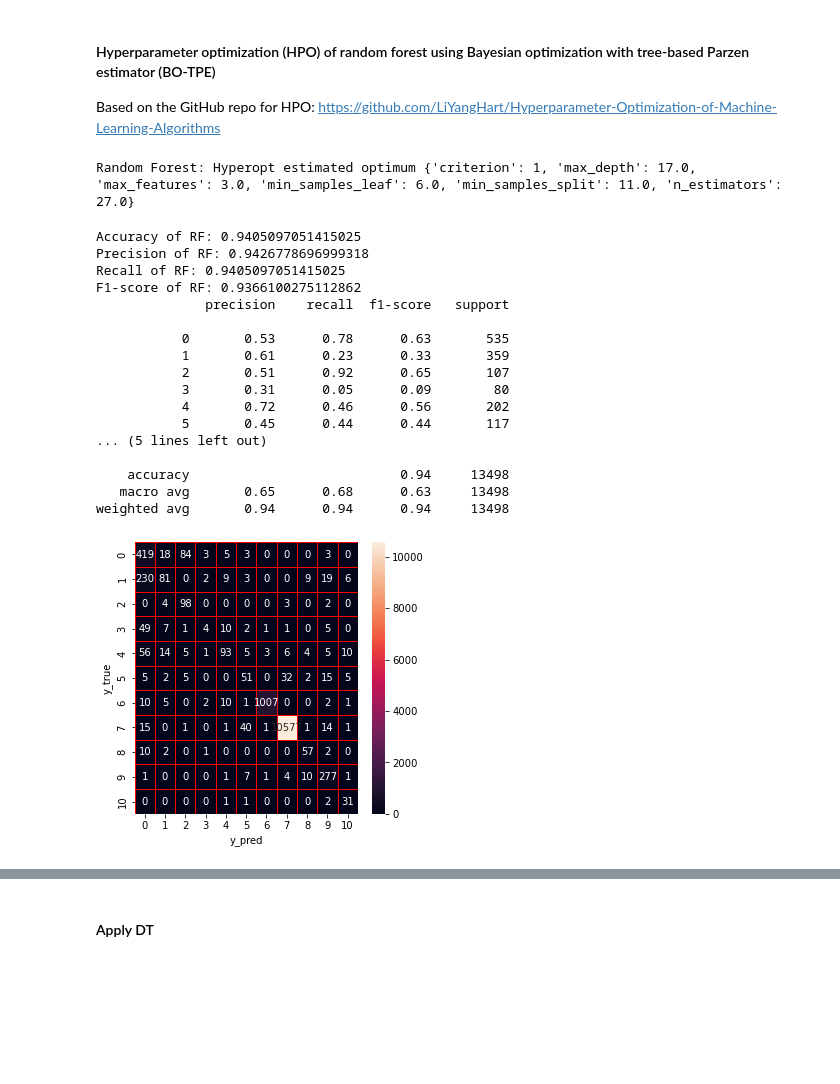
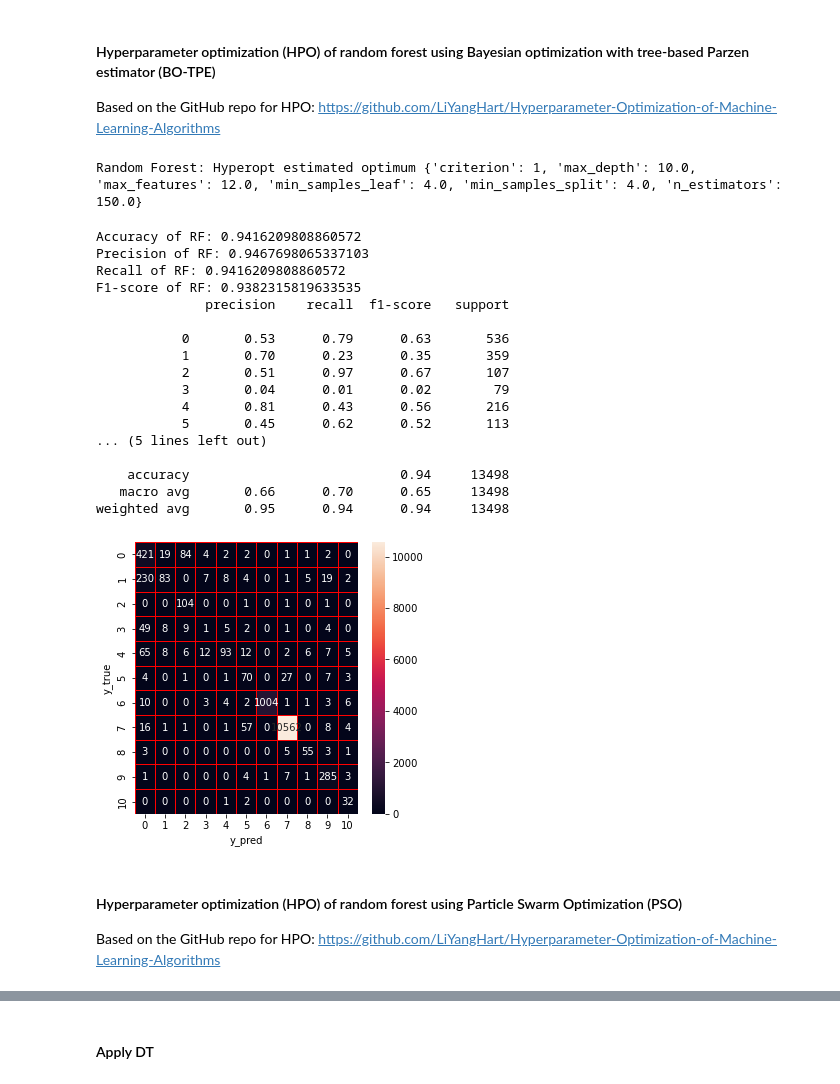
Before and after one commit to LaBaicai02/IDS_project, a Jupyter notebook: MTH-IDS_Adoptation_UNSW-NB15/MTH_IDS_Adoption_UNSW-NB15.ipynb, the cells around one changed output, grey strips where cells are left out. Cells and saved outputs as stored; diff of their text form; code cells hidden in the pictures; blank space fills up the shorter version.

Commit message:
Add HPO method PSO and GA to UNSW-NB15
Random Forest Only

```diff
--- a/MTH-IDS_Adoptation_UNSW-NB15/MTH_IDS_Adoption_UNSW-NB15.ipynb
+++ b/MTH-IDS_Adoptation_UNSW-NB15/MTH_IDS_Adoption_UNSW-NB15.ipynb
@@ -411,5 +411,5 @@ XGBoost: Hyperopt estimated optimum {'learning_rate': 0.3962435761205574, 'max_d
 # %%
-xg = xgb.XGBClassifier(learning_rate= 0.3962435761205574, n_estimators = 15, max_depth = 7)
+xg = xgb.XGBClassifier(learning_rate= 0.5666230041432548, n_estimators = 10, max_depth = 19)
 xg.fit(X_train,y_train)
 xg_score=xg.score(X_test,y_test)
 y_predict=xg.predict(X_test)
@@ -525,44 +525,47 @@ best = fmin(fn=objective,
             max_evals=20)
 print("Random Forest: Hyperopt estimated optimum {}".format(best))
 # %% [output]
-Random Forest: Hyperopt estimated optimum {'criterion': 1, 'max_depth': 17.0, 'max_features': 3.0, 'min_samples_leaf': 6.0, 'min_samples_split': 11.0, 'n_estimators': 27.0}
+Random Forest: Hyperopt estimated optimum {'criterion': 1, 'max_depth': 10.0, 'max_features': 12.0, 'min_samples_leaf': 4.0, 'min_samples_split': 4.0, 'n_estimators': 150.0}
 # %%
-rf_hpo = RandomForestClassifier(n_estimators = 27, min_samples_leaf = 6, max_depth = 17, min_samples_split = 11, max_features = 3, criterion = 'entropy')
+rf_hpo = RandomForestClassifier(n_estimators = 150, min_samples_leaf = 4, max_depth = 10, min_samples_split = 4, max_features = 12, criterion = 'entropy')
 rf_hpo.fit(X_train,y_train)
 rf_score=rf_hpo.score(X_test,y_test)
 y_predict=rf_hpo.predict(X_test)
 y_true=y_test
 print('Accuracy of RF: '+ str(rf_score))
 precision,recall,fscore,none= precision_recall_fscore_support(y_true, y_predict, average='weighted')
 print('Precision of RF: '+(str(precision)))
 print('Recall of RF: '+(str(recall)))
 print('F1-score of RF: '+(str(fscore)))
 print(classification_report(y_true,y_predict))
 cm=confusion_matrix(y_true,y_predict)
 f,ax=plt.subplots(figsize=(5,5))
 sns.heatmap(cm,annot=True,linewidth=0.5,linecolor="red",fmt=".0f",ax=ax)
 plt.xlabel("y_pred")
 plt.ylabel("y_true")
 plt.show()
 # %% [output]
-Accuracy of RF: 0.9405097051415025
-Precision of RF: 0.9426778696999318
-Recall of RF: 0.9405097051415025
-F1-score of RF: 0.9366100275112862
+Accuracy of RF: 0.9416209808860572
+Precision of RF: 0.9467698065337103
+Recall of RF: 0.9416209808860572
+F1-score of RF: 0.9382315819633535
               precision    recall  f1-score   support
 
-           0       0.53      0.78      0.63       535
-           1       0.61      0.23      0.33       359
-           2       0.51      0.92      0.65       107
-           3       0.31      0.05      0.09        80
-           4       0.72      0.46      0.56       202
-           5       0.45      0.44      0.44       117
+           0       0.53      0.79      0.63       536
+           1       0.70      0.23      0.35       359
+           2       0.51      0.97      0.67       107
+           3       0.04      0.01      0.02        79
+           4       0.81      0.43      0.56       216
+           5       0.45      0.62      0.52       113
 ... (5 lines left out)
 
     accuracy                           0.94     13498
-   macro avg       0.65      0.68      0.63     13498
-weighted avg       0.94      0.94      0.94     13498
+   macro avg       0.66      0.70      0.65     13498
+weighted avg       0.95      0.94      0.94     13498
-[figure, old version]
+[figure, new version]
 # %%
 rf_train=rf_hpo.predict(X_train)
 rf_test=rf_hpo.predict(X_test)
+# %% [markdown]
+#### Hyperparameter optimization (HPO) of random forest using Particle Swarm Optimization (PSO)
+Based on the GitHub repo for HPO: https://github.com/LiYangHart/Hyperparameter-Optimization-of-Machine-Learning-Algorithms
```
Also changed, not shown: parts of 13 cells of this notebook, 1 other file.
